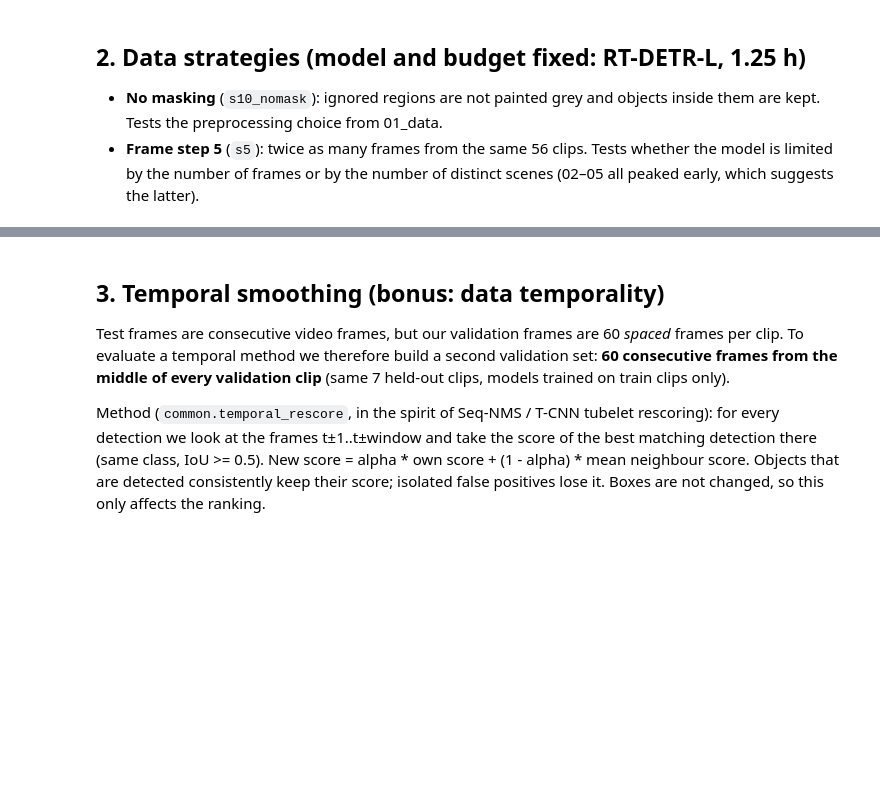
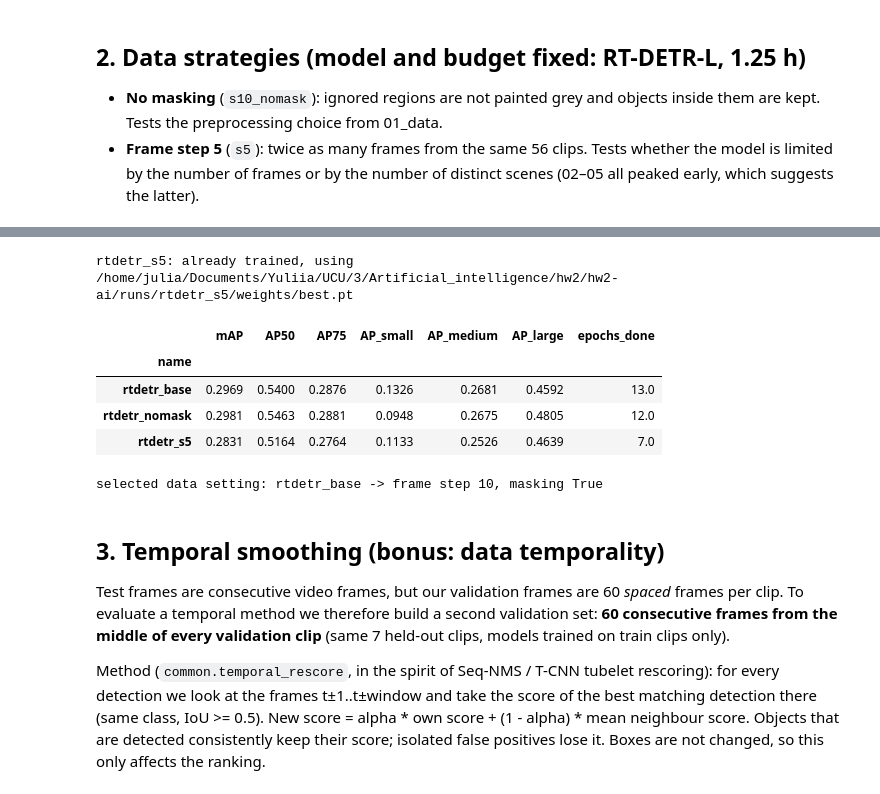
Before and after one commit to JuliaSovaO/hw2-ai, a Jupyter notebook: 06_final.ipynb, the cells around one changed output, grey strips where cells are left out. Saved outputs shown, nothing was run; the diff lists cells and outputs as text; code cells hidden in the pictures; blank space fills up the shorter version.

```diff
--- a/06_final.ipynb
+++ b/06_final.ipynb
@@ -116,16 +256,25 @@ res_nomask, _ = yu.evaluate_ultra("rtdetr_nomask", w_nomask, VAL_GT, {**RT_CFG,
 # %%
 # ~1.25 h
 w_s5 = yu.train_ultra("rtdetr_s5", "rtdetr-l.pt", kind="rtdetr", imgsz=1280, batch=1, hours=BUDGET_H,
                       data=str(PROC / "s5" / "data.yaml"))
 res_s5, _ = yu.evaluate_ultra("rtdetr_s5", w_s5, VAL_GT, {**RT_CFG, "data": "s5 (every 5th frame)"},
                               kind="rtdetr", imgsz=1280)
 
 data_tab = load_results().set_index("name").loc[["rtdetr_base", "rtdetr_nomask", "rtdetr_s5"], KEYS + ["epochs_done"]]
 display(data_tab)
 DATA_OPTIONS = {"rtdetr_base": (10, True), "rtdetr_nomask": (10, False), "rtdetr_s5": (5, True)}
-BEST_DATA = data_tab["mAP"].idxmax()
+close = data_tab[data_tab["mAP"] >= data_tab["mAP"].max() - 0.005]
+BEST_DATA = close["AP_small"].idxmax()
 TRAIN_STEP, MASK = DATA_OPTIONS[BEST_DATA]
 print(f"selected data setting: {BEST_DATA} -> frame step {TRAIN_STEP}, masking {MASK}")
+# %% [output]
+rtdetr_s5: already trained, using /home/julia/Documents/Yuliia/UCU/3/Artificial_intelligence/hw2/hw2-ai/runs/rtdetr_s5/weights/best.pt
+|  | mAP | AP50 | AP75 | AP_small | AP_medium | AP_large | epochs_done |
+| name |  |  |  |  |  |  |  |
+| rtdetr_base | 0.2969 | 0.5400 | 0.2876 | 0.1326 | 0.2681 | 0.4592 | 13.0 |
+| rtdetr_nomask | 0.2981 | 0.5463 | 0.2881 | 0.0948 | 0.2675 | 0.4805 | 12.0 |
+| rtdetr_s5 | 0.2831 | 0.5164 | 0.2764 | 0.1133 | 0.2526 | 0.4639 | 7.0 |
+selected data setting: rtdetr_base -> frame step 10, masking True
 # %% [markdown]
 ## 3. Temporal smoothing (bonus: data temporality)
 Test frames are consecutive video frames, but our validation frames are 60 *spaced* frames per clip. To evaluate a
```
Also changed, not shown: parts of 15 cells of this notebook, 9 other files.
